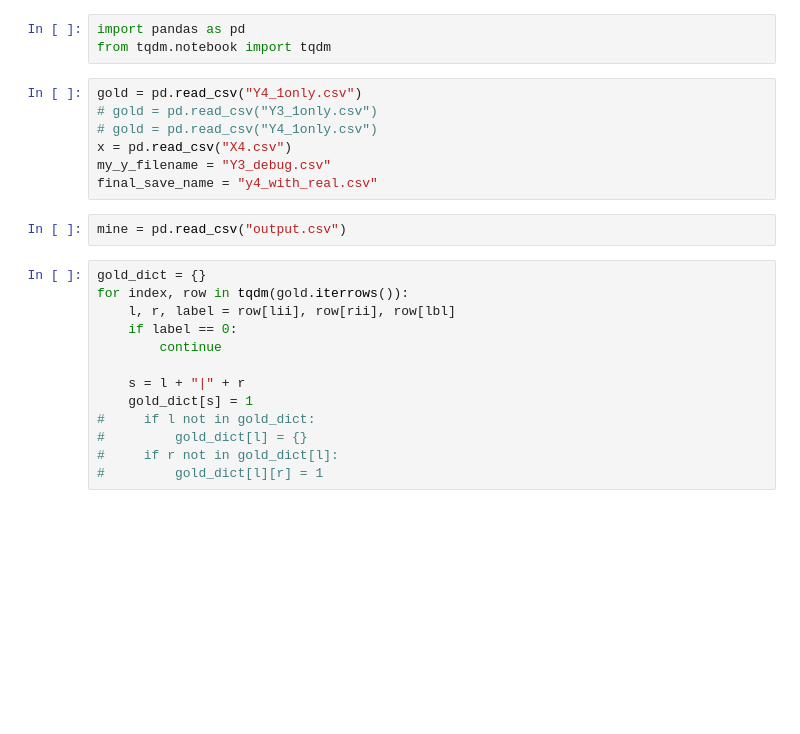
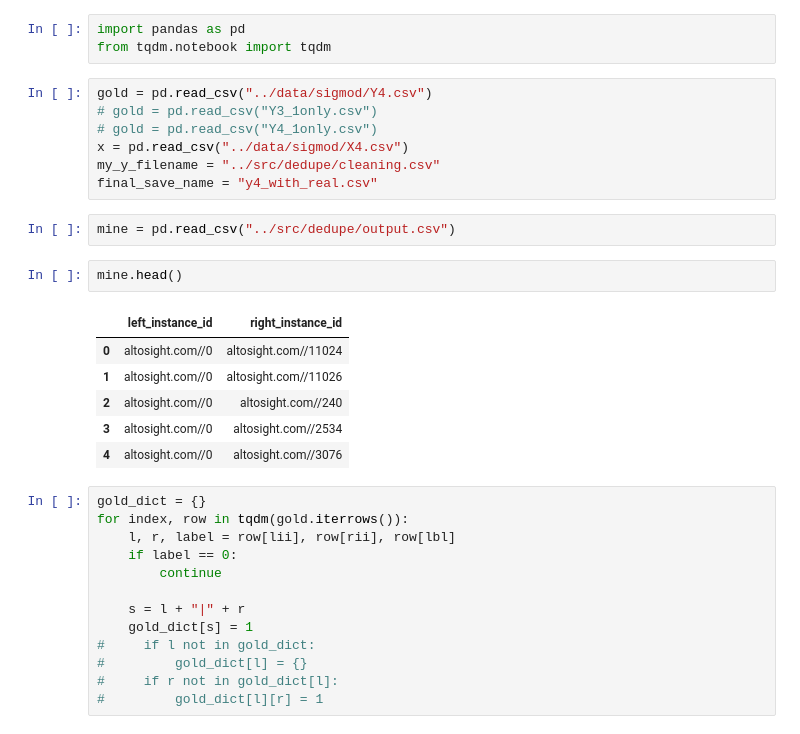
Before and after one commit to Samir55/sigmod2021_teamAAA, a Jupyter notebook: notebooks/check score.ipynb, the cells around one changed output. Saved outputs shown, nothing was run; the diff lists cells and outputs as text; blank space fills up the shorter version.

```diff
--- a/notebooks/check score.ipynb
+++ b/notebooks/check score.ipynb
@@ -6,14 +6,23 @@ lbl = "label"
 import pandas as pd
 from tqdm.notebook import tqdm
 # %%
-gold = pd.read_csv("Y4_1only.csv")
+gold = pd.read_csv("../data/sigmod/Y4.csv")
 # gold = pd.read_csv("Y3_1only.csv")
 # gold = pd.read_csv("Y4_1only.csv")
-x = pd.read_csv("X4.csv")
-my_y_filename = "Y3_debug.csv"
+x = pd.read_csv("../data/sigmod/X4.csv")
+my_y_filename = "../src/dedupe/cleaning.csv"
 final_save_name = "y4_with_real.csv"
 # %%
-mine = pd.read_csv("output.csv")
+mine = pd.read_csv("../src/dedupe/output.csv")
+# %%
+mine.head()
+# %% [output]
+|  | left_instance_id | right_instance_id |
+| 0 | altosight.com//0 | altosight.com//11024 |
+| 1 | altosight.com//0 | altosight.com//11026 |
+| 2 | altosight.com//0 | altosight.com//240 |
+| 3 | altosight.com//0 | altosight.com//2534 |
+| 4 | altosight.com//0 | altosight.com//3076 |
 # %%
 gold_dict = {}
 for index, row in tqdm(gold.iterrows()):
```
Also changed, not shown: parts of 13 cells of this notebook, 4 other files.
